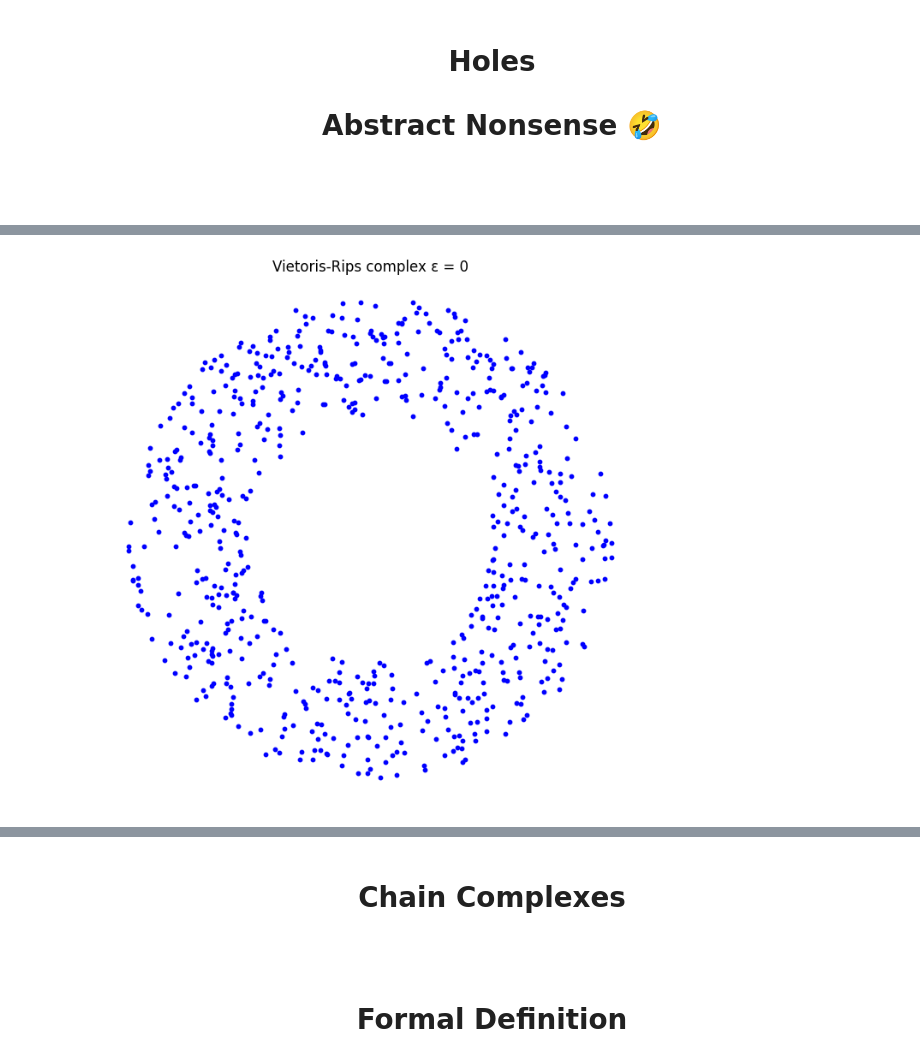
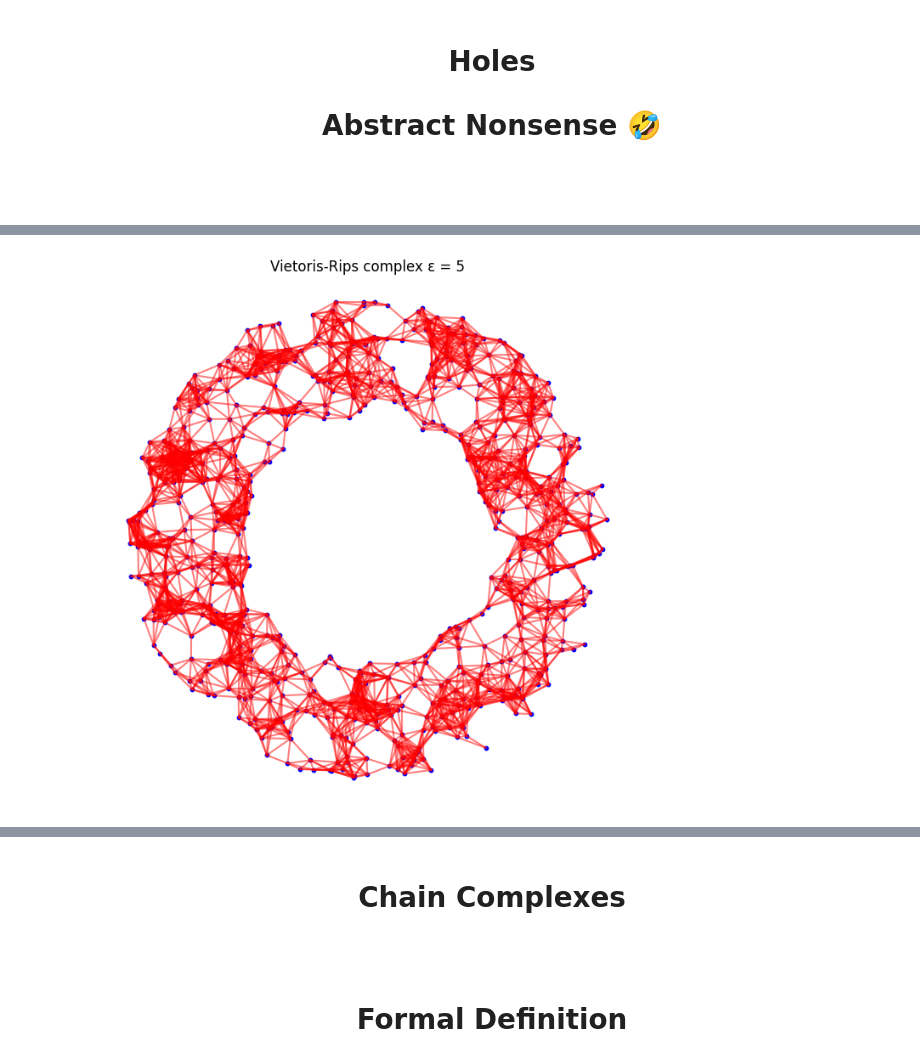
Before and after one commit to JairMathAI/Understanding_Persistence_Homology, a Jupyter notebook: Persistent_Homology.ipynb, the cells around one changed output, grey strips where cells are left out. Drawn from its saved outputs; the diff is of its cells as text; code cells hidden in the pictures.

```diff
--- a/Persistent_Homology.ipynb
+++ b/Persistent_Homology.ipynb
@@ -194,7 +194,7 @@ plt.scatter(Points[:,0],Points[:,1])
 # %%
-plot_vietoris_rips(0, Points)
+plot_vietoris_rips(5, Points)
 # %% [output]
-[figure, old version]
+[figure, new version]
 # %% [markdown]
 <center>
 <h1><b>From Complex to Homology</h1>
```
Also changed, not shown: parts of 4 cells of this notebook.
